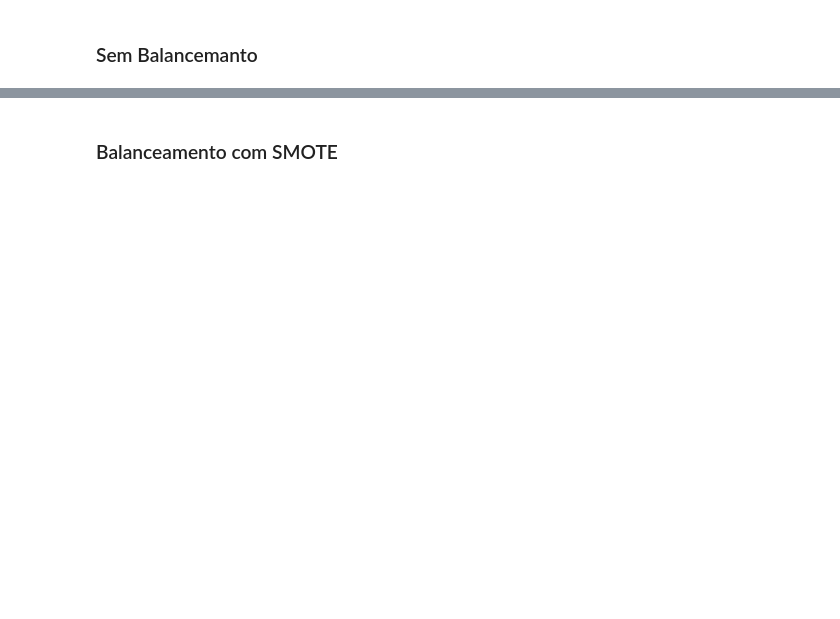
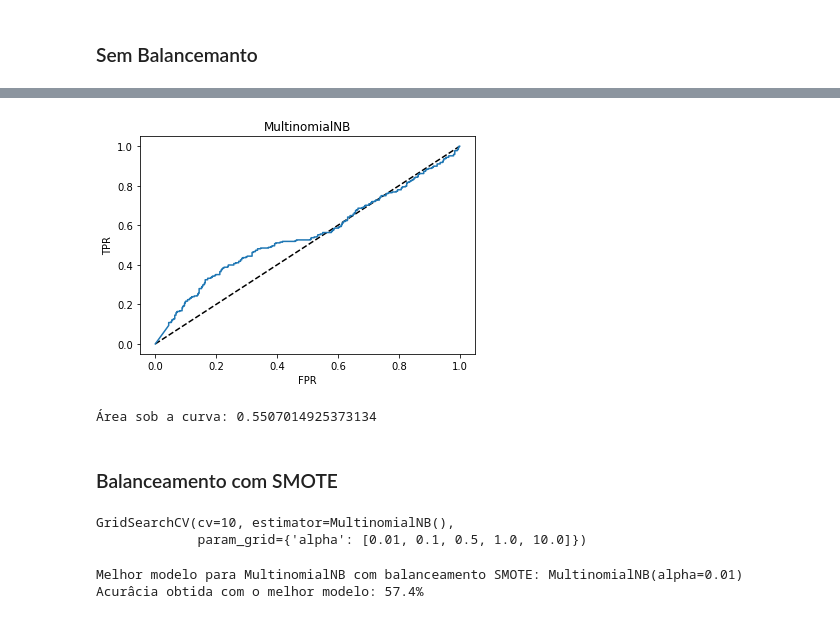
Before and after one commit to Marcellofabrizio/Notebooks, a Jupyter notebook: Pima Indians Diabetes Database/ClassifierComparison.ipynb, the cells around one changed output, grey strips where cells are left out. Saved outputs shown, nothing was run; the diff lists cells and outputs as text; code cells hidden in the pictures; blank space fills up the shorter version.

```diff
--- a/Pima Indians Diabetes Database/ClassifierComparison.ipynb
+++ b/Pima Indians Diabetes Database/ClassifierComparison.ipynb
@@ -775,0 +800,5 @@ results_ber.style.highlight_max().set_properties(**{'padding': '5px'})
+# %%
+print_roc_curve(grid, X, y, 'MultinomialNB', 'MultinomialNB')
+# %% [output]
+[figure, added]
+Área sob a curva: 0.5507014925373134
@@ -776,2 +807,19 @@ results_ber.style.highlight_max().set_properties(**{'padding': '5px'})
 # %% [markdown]
 ### Balanceamento com SMOTE
+# %%
+mnb = MultinomialNB()
+grid = GridSearchCV(mnb, params, cv=10)
+grid.fit(X_smote,y_smote)
+# %% [output]
+GridSearchCV(cv=10, estimator=MultinomialNB(),
+             param_grid={'alpha': [0.01, 0.1, 0.5, 1.0, 10.0]})
+# %%
+mnb = grid.best_estimator_
+
+predictions = cross_val_predict(mnb, X_smote, y_smote, cv=10)
+
+print(f'Melhor modelo para MultinomialNB com balanceamento SMOTE: {grid.best_estimator_}')
+print(f'Acurâcia obtida com o melhor modelo: {accuracy_score(y_smote, predictions)*100}%')
+# %% [output]
+Melhor modelo para MultinomialNB com balanceamento SMOTE: MultinomialNB(alpha=0.01)
+Acurâcia obtida com o melhor modelo: 57.4%
```
Also changed, not shown: parts of 41 cells of this notebook.
